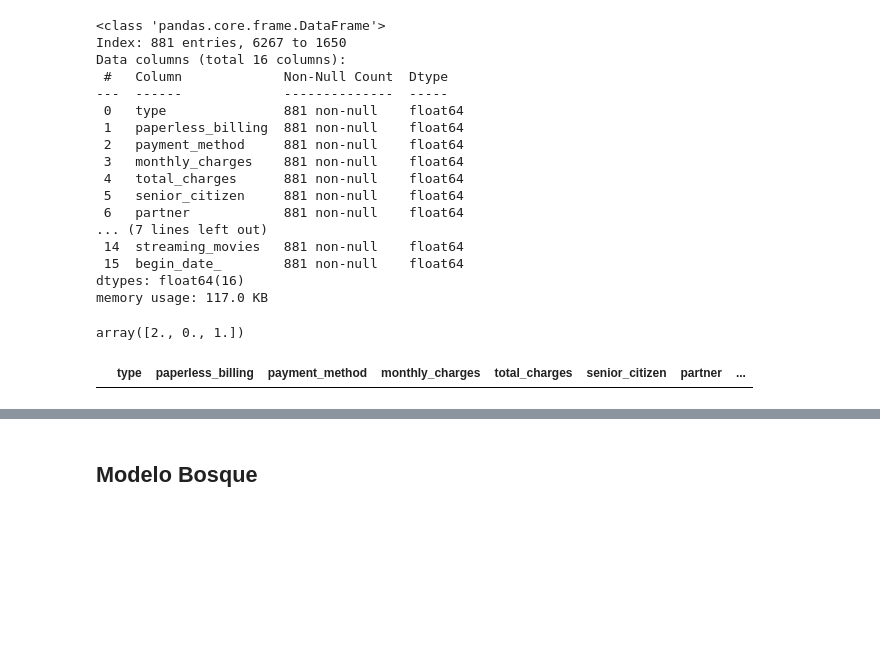
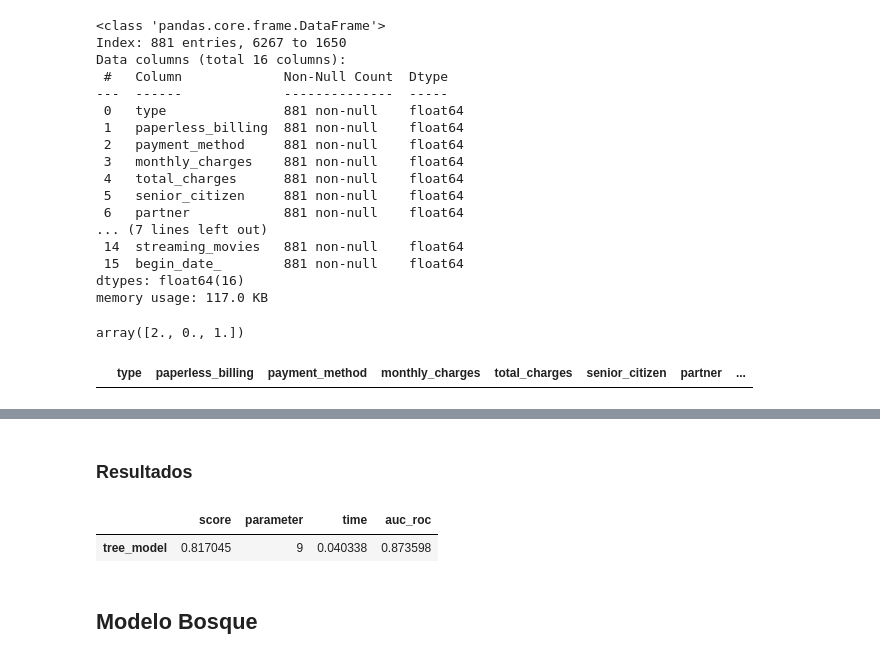
Before and after one commit to GeorginaTL/ProyectoFinalTT, a Jupyter notebook: proyecto_final_s17.ipynb, the cells around one changed output, grey strips where cells are left out. Drawn from its saved outputs; the diff is of its cells as text; code cells hidden in the pictures; blank space fills up the shorter version.

```diff
--- a/proyecto_final_s17.ipynb
+++ b/proyecto_final_s17.ipynb
@@ -1843,0 +1835,16 @@ Exactitud del mejor modelo Constante: 0.27. Probabilidad: 1.00. Tiempo: 0.00. AU
+# %%
+# ahora voy a suponer que el objetivo es positivo, calculo resultados constantes
+# mediré el tiempo para saber qué tan rápido es el modelo
+inicio = timer.time()
+constant_predictions_1 = out_predict(1,len(features_valid))
+score_1=accuracy_score(target_valid,constant_predictions_1)
+fin = timer.time()
+# calculo la diferencia de tiempo
+#guardo el tiempo que tarda en trabajar el mejor modelo
+time_1=fin-inicio
+
+ # este es el modelo constante, aun no calculo probabilidades
+constant_probabilities=constant_predictions_1
+auc_roc_1 = roc_auc_score(target_valid, constant_probabilities)
+
+print(f"Exactitud del modelo Constante 1: {score_1:.2f}.Tiempo: {time_1:.2f}. AUC_ROC: {auc_roc_1:.2f}.")
@@ -1931,3 +1951,13 @@ Exactitud del mejor modelo Arbol: 0.82. Profundidad: 9.00. Tiempo: 0.05. AUC_ROC
+# %% [markdown]
+### Resultados
+# %%
+# convertiré estos datos en la tabla 'tree_val_table'
+data={'score':best_tree_score,'parameter':best_tree_depth,'time':best_tree_time,'auc_roc':best_tree_auc_roc}
+tree_val_table=pd.DataFrame([data],index=['tree_model'])
+tree_val_table
+# %% [output]
+|  | score | parameter | time | auc_roc |
+| tree_model | 0.817045 | 9 | 0.040338 | 0.873598 |
 # %% [markdown]
 ## Modelo Bosque
 # %%
```
Also changed, not shown: parts of 18 cells of this notebook.
